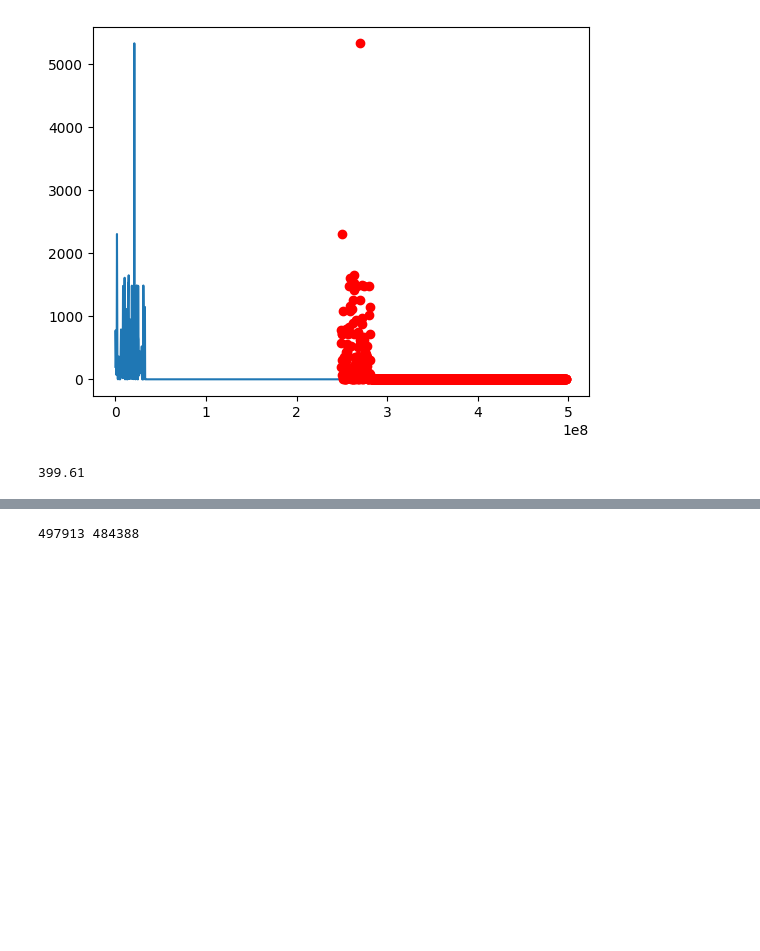
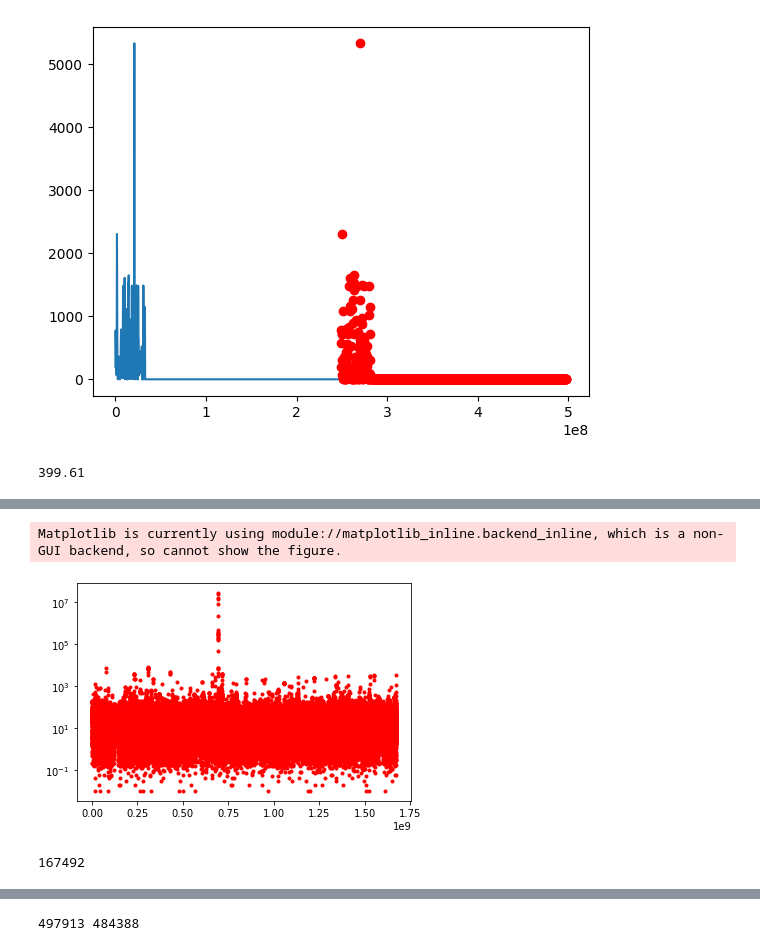
Before and after one commit to bridgetknight/malaria-reports, a Jupyter notebook: coverage_plot_testing/plot_dev_nb.ipynb, the cells around one changed output, grey strips where cells are left out. Saved outputs shown, nothing was run; the diff lists cells and outputs as text; code cells hidden in the pictures; blank space fills up the shorter version.

```diff
--- a/coverage_plot_testing/plot_dev_nb.ipynb
+++ b/coverage_plot_testing/plot_dev_nb.ipynb
@@ -143,0 +327,13 @@ chr2_df["depth"].max()
+# %%
+# first attempt plotting full data from create_plots_v2
+fig, ax = plt.subplots(1,1)
+ax.plot(beds1["stop"], beds1["depth"], ".r")
+ax.set_yscale("log")
+fig.show()
+# %% [output]
+Matplotlib is currently using module://matplotlib_inline.backend_inline, which is a non-GUI backend, so cannot show the figure.
+[figure, added]
+# %%
+len(beds1)
+# %% [output]
+167492
```
Also changed, not shown: parts of 23 cells of this notebook, 2 other files.
